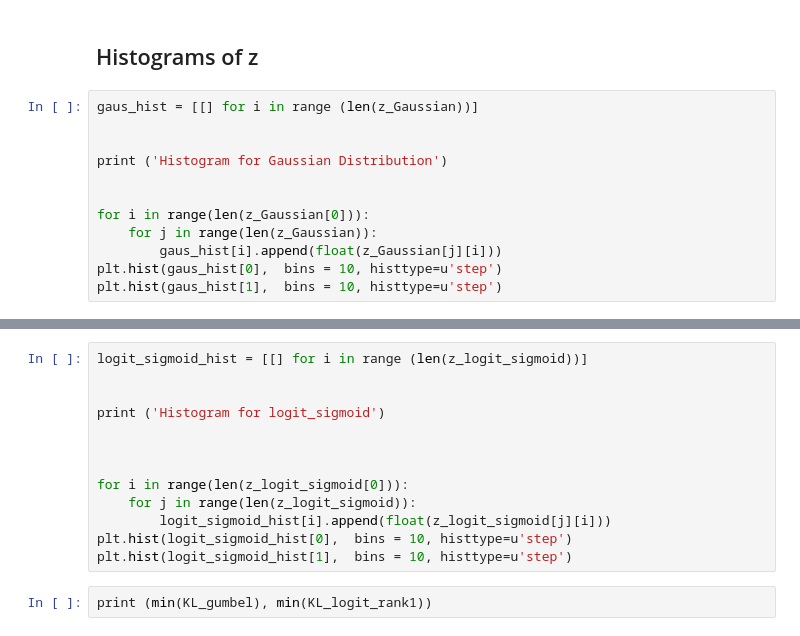
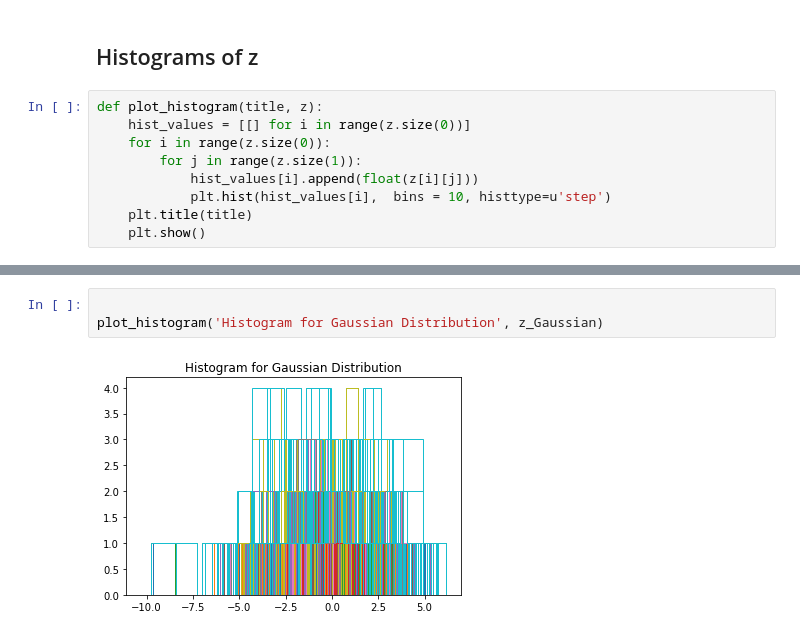
Before and after one commit to mivadi/projectAI18, a Jupyter notebook: n_dim_VAE.ipynb, the cells around one changed output, grey strips where cells are left out. Saved outputs shown, nothing was run; the diff lists cells and outputs as text.

```diff
--- a/n_dim_VAE.ipynb
+++ b/n_dim_VAE.ipynb
@@ -163,14 +212,11 @@ plt.show()
 # %% [markdown]
 ## Histograms of z
 # %%
-gaus_hist = [[] for i in range (len(z_Gaussian))]
-
-
-print ('Histogram for Gaussian Distribution')
-
-
-for i in range(len(z_Gaussian[0])):
-    for j in range(len(z_Gaussian)):
-        gaus_hist[i].append(float(z_Gaussian[j][i]))
-plt.hist(gaus_hist[0],  bins = 10, histtype=u'step')
-plt.hist(gaus_hist[1],  bins = 10, histtype=u'step')
+def plot_histogram(title, z):
+    hist_values = [[] for i in range(z.size(0))]
+    for i in range(z.size(0)):
+        for j in range(z.size(1)):
+            hist_values[i].append(float(z[i][j]))
+            plt.hist(hist_values[i],  bins = 10, histtype=u'step')
+    plt.title(title)
+    plt.show()
@@ -213,15 +223,5 @@ plt.hist(gumbel_hist[1],  bins = 10, histtype=u'step')
-# %%
-logit_sigmoid_hist = [[] for i in range (len(z_logit_sigmoid))]
-
-
-print ('Histogram for logit_sigmoid')
-
-
-
-for i in range(len(z_logit_sigmoid[0])):
-    for j in range(len(z_logit_sigmoid)):
-        logit_sigmoid_hist[i].append(float(z_logit_sigmoid[j][i]))
-plt.hist(logit_sigmoid_hist[0],  bins = 10, histtype=u'step')
-plt.hist(logit_sigmoid_hist[1],  bins = 10, histtype=u'step')
-# %%
-print (min(KL_gumbel), min(KL_logit_rank1))
+# %%
+
+plot_histogram('Histogram for Gaussian Distribution', z_Gaussian)
+# %% [output]
+[figure, added]
```
Also changed, not shown: parts of 23 cells of this notebook.
